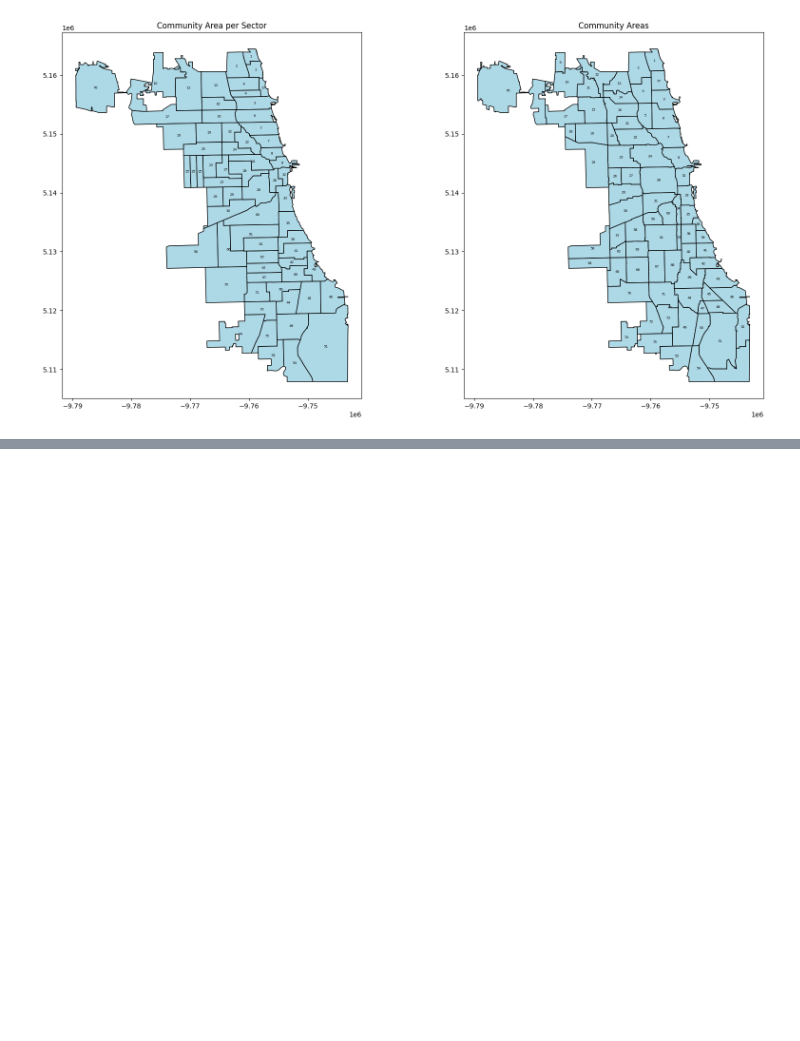
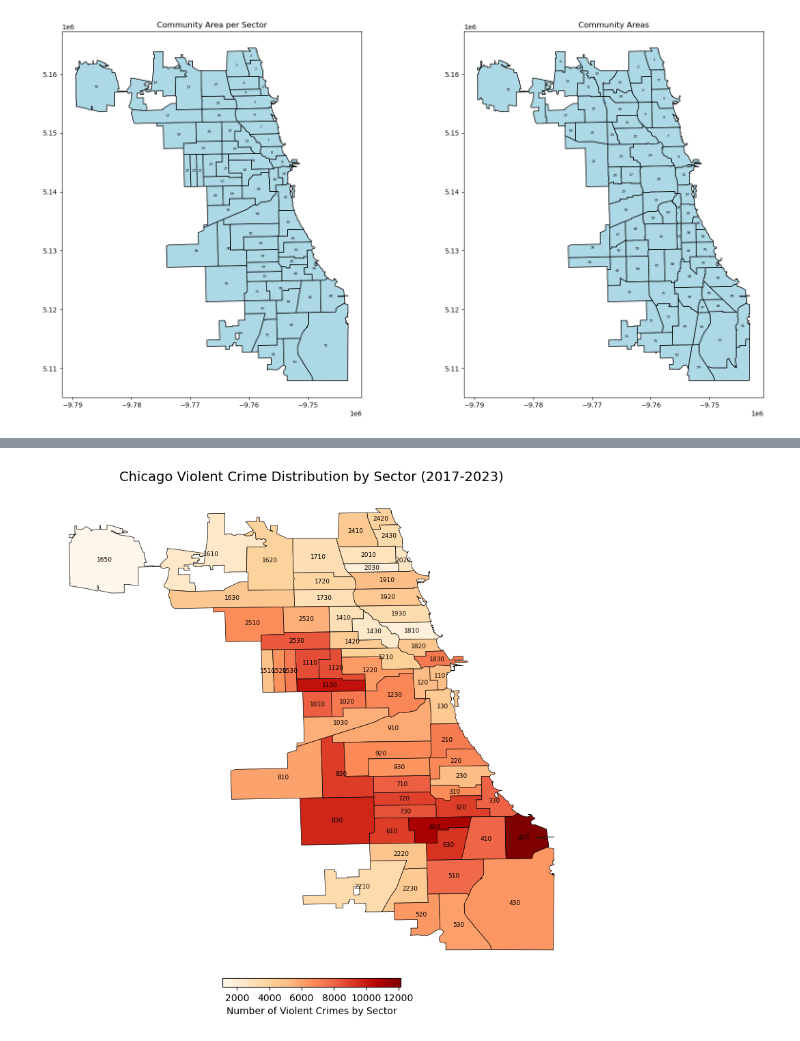
Before and after one commit to echestnut22/Crime-Analysis, a Jupyter notebook: Regression Model Notebooks/Community-Areas-to-Sectors.ipynb, the cells around one changed output, grey strips where cells are left out. Saved outputs shown, nothing was run; the diff lists cells and outputs as text; code cells hidden in the pictures; blank space fills up the shorter version.

Commit message:
Add files via upload
Added in viz for violent crimes by sector and community area but community are isn't going to work.

```diff
--- a/Regression Model Notebooks/Community-Areas-to-Sectors.ipynb
+++ b/Regression Model Notebooks/Community-Areas-to-Sectors.ipynb
@@ -427,0 +418,38 @@ merged_df.head(5)
+# %%
+# Create a copy of merged_df
+merged_df_copy = merged_df.copy()
+
+# Aggregate violent crimes by sector
+crime_by_sector = merged_df_copy.groupby('Sector')['Violent Crimes'].sum().reset_index()
+
+# Reload police sector geographical data
+police_sector_geom_path = 'police_sector_geom.csv' #<------Update file path
+police_sector_geom = pd.read_csv(police_sector_geom_path)
+
+# Convert the geometry column from WKT to a geometry object
+police_sector_geom['geometry'] = police_sector_geom['geometry'].apply(loads)
+gdf_sectors = gpd.GeoDataFrame(police_sector_geom, geometry='geometry')
+
+# Merge the aggregated crime data with the geographical data
+gdf_sectors = gdf_sectors.merge(crime_by_sector, left_on='SECTOR', right_on='Sector', how='left')
+# %%
+#Create the density heatmap for violent crimes by sector
+fig, ax_main = plt.subplots(1, 1, figsize=(9, 9))
+gdf_sectors.plot(column='Violent Crimes', ax=ax_main, legend=True,
+                         legend_kwds={'label': "Number of Violent Crimes by Sector",
+                                      'orientation': "horizontal", 'shrink': 0.3, 'pad': 0.01},
+                         cmap='OrRd', edgecolor='black', linewidth=0.5)
+
+# Add sector numbers with adjusted font size and position
+for idx, row in gdf_sectors.iterrows():
+    plt.annotate(text=row['SECTOR'], xy=(row['geometry'].centroid.x, row['geometry'].centroid.y),
+                 horizontalalignment='center', verticalalignment='center', fontsize=6.5, color='black')
+
+# Remove axis for main map
+ax_main.set_axis_off()
+ax_main.set_title("Chicago Violent Crime Distribution by Sector (2017-2023)", fontsize=14)
+# Tight layout to minimize white space
+plt.tight_layout()
+plt.show()
+# %% [output]
+[figure, added]
```
Also changed, not shown: parts of 22 cells of this notebook.
